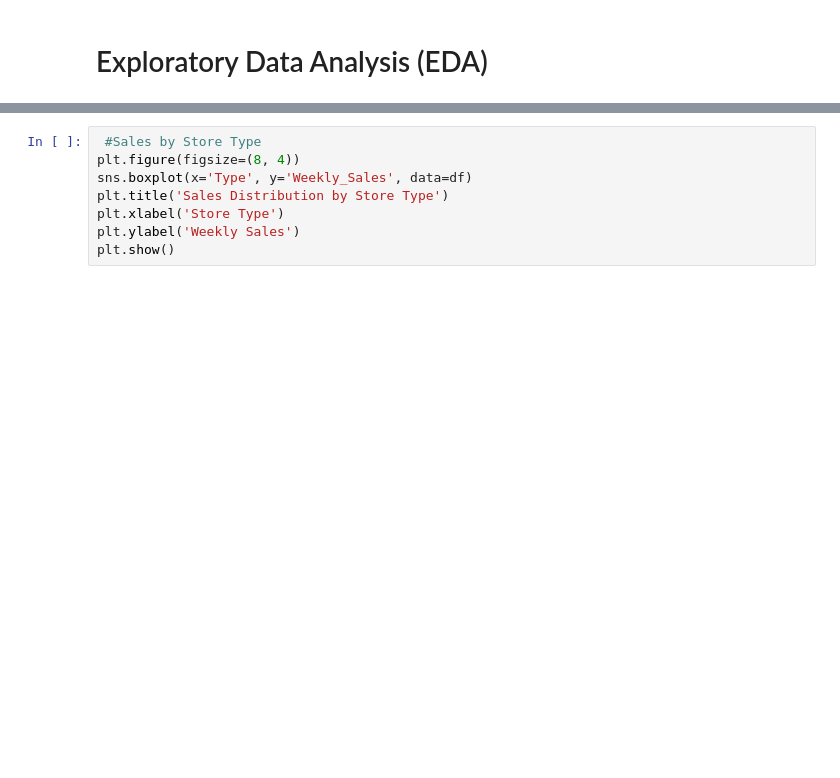
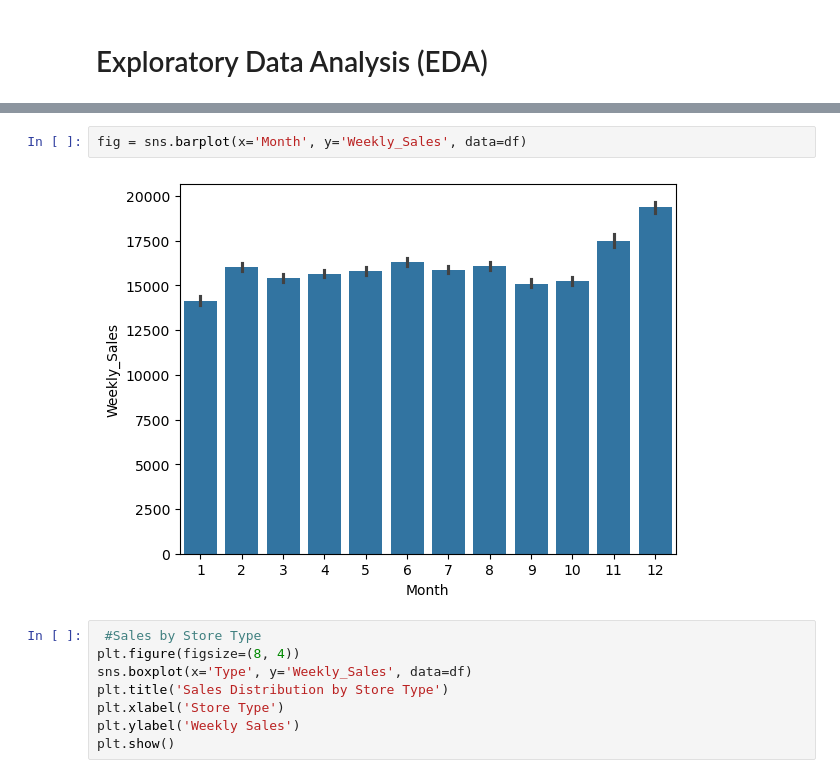
Before and after one commit to GARGI-GHORAI/soil-pollution-diseases, a Jupyter notebook: Walmart Sales Prediction (2).ipynb, the cells around one changed output, grey strips where cells are left out. Cells and saved outputs as stored; diff of their text form; blank space fills up the shorter version.

```diff
--- a/Walmart Sales Prediction (2).ipynb
+++ b/Walmart Sales Prediction (2).ipynb
@@ -161,3 +196,7 @@ plt.show()
+# %%
+fig = sns.barplot(x='Month', y='Weekly_Sales', data=df)
+# %% [output]
+[figure, added]
 # %%
  #Sales by Store Type
 plt.figure(figsize=(8, 4))
```
Also changed, not shown: parts of 56 cells of this notebook.
